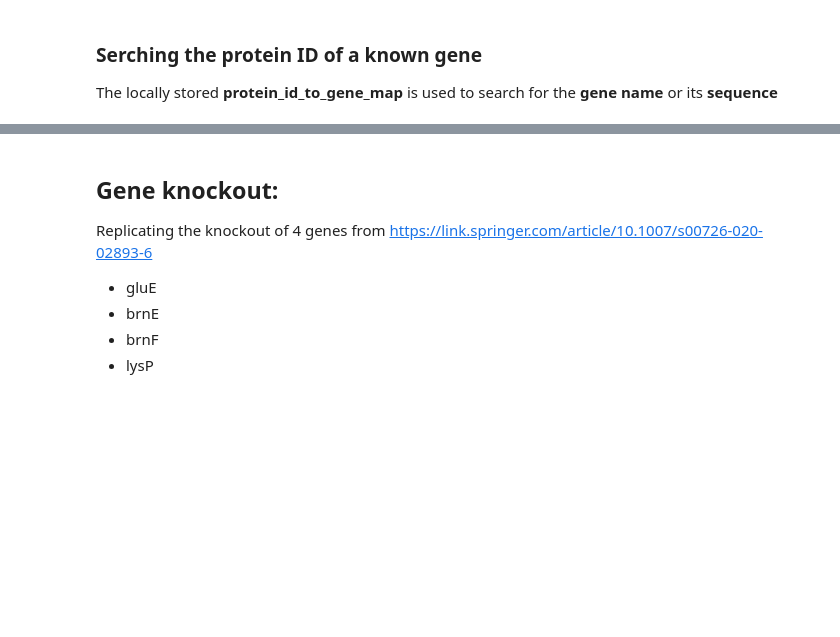
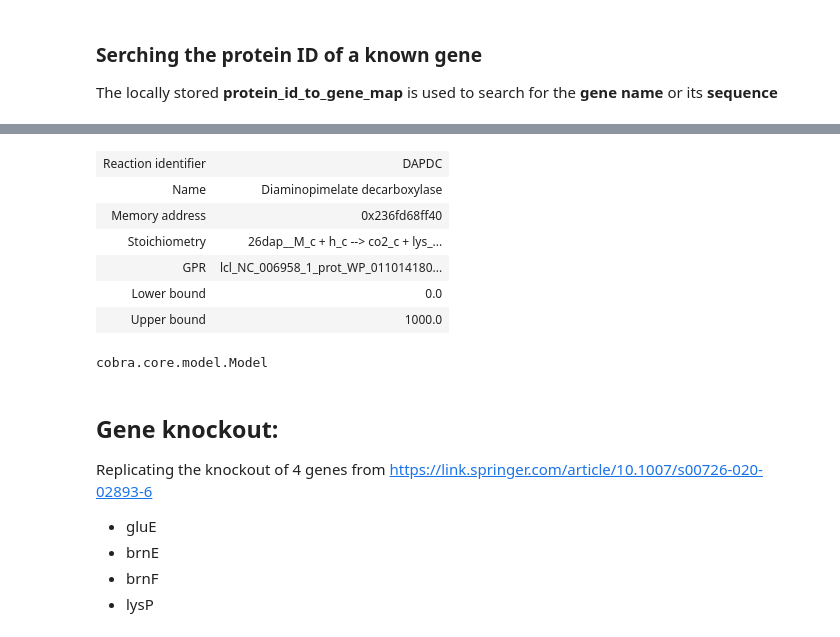
Before and after one commit to 27410/group-assingment-group-9, a Jupyter notebook: main_script.ipynb, the cells around one changed output, grey strips where cells are left out. Cells and saved outputs as stored; diff of their text form; code cells hidden in the pictures; blank space fills up the shorter version.

```diff
--- a/main_script.ipynb
+++ b/main_script.ipynb
@@ -370,3 +450,17 @@ for reaction in model.genes.lcl_NC_006958_1_prot_WP_003858826_1_1288.reactions:
+# %%
+model.reactions.DAPDC
+# %% [output]
+| Reaction identifier | DAPDC |
+| Name | Diaminopimelate decarboxylase |
+| Memory address | 0x236fd68ff40 |
+| Stoichiometry | 26dap__M_c + h_c --> co2_c + lys_... |
+| GPR | lcl_NC_006958_1_prot_WP_011014180... |
+| Lower bound | 0.0 |
+| Upper bound | 1000.0 |
+# %%
+type(model)
+# %% [output]
+cobra.core.model.Model
 # %% [markdown]
 ## Gene knockout:
 
```
Also changed, not shown: parts of 24 cells of this notebook.
